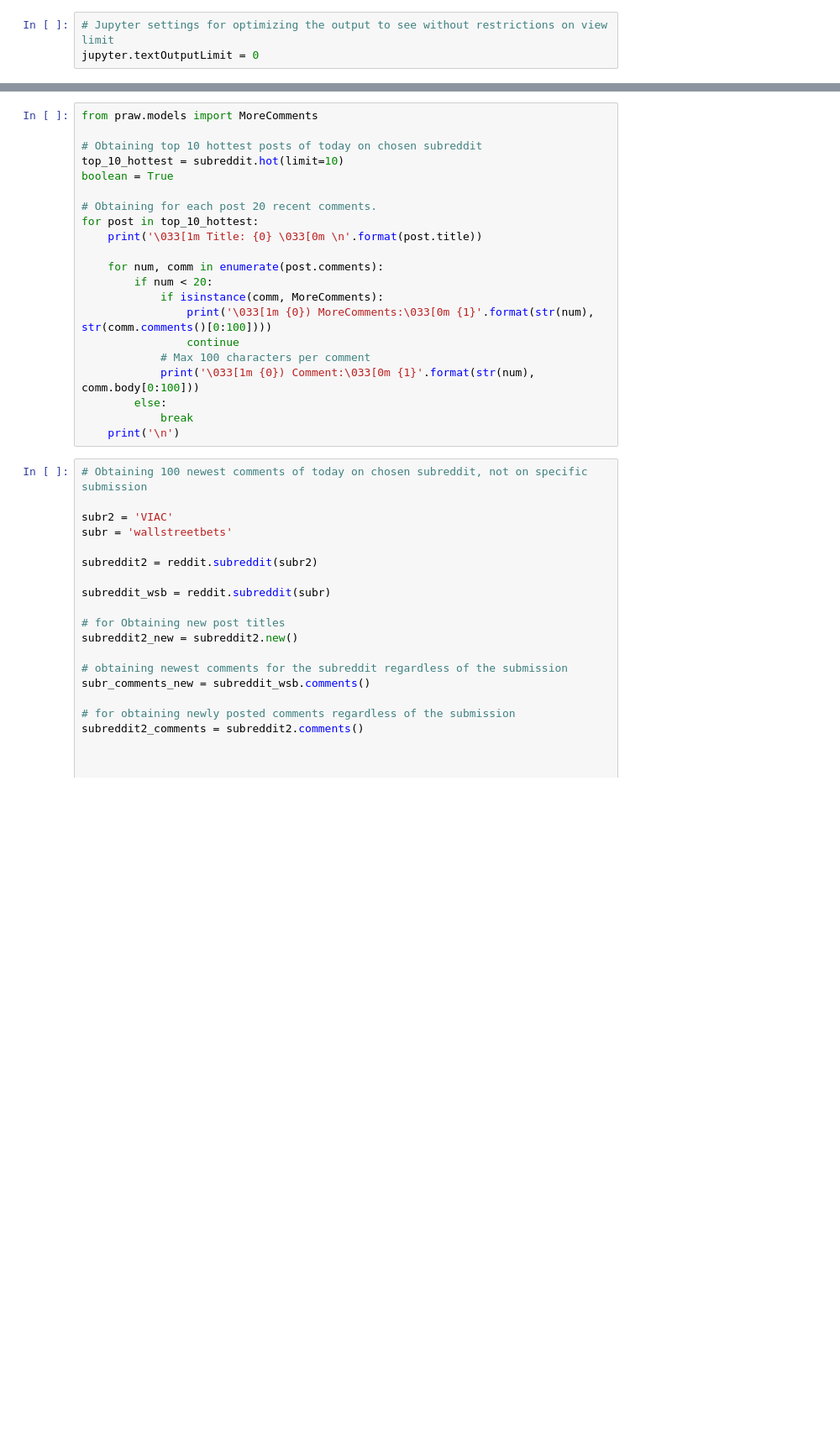
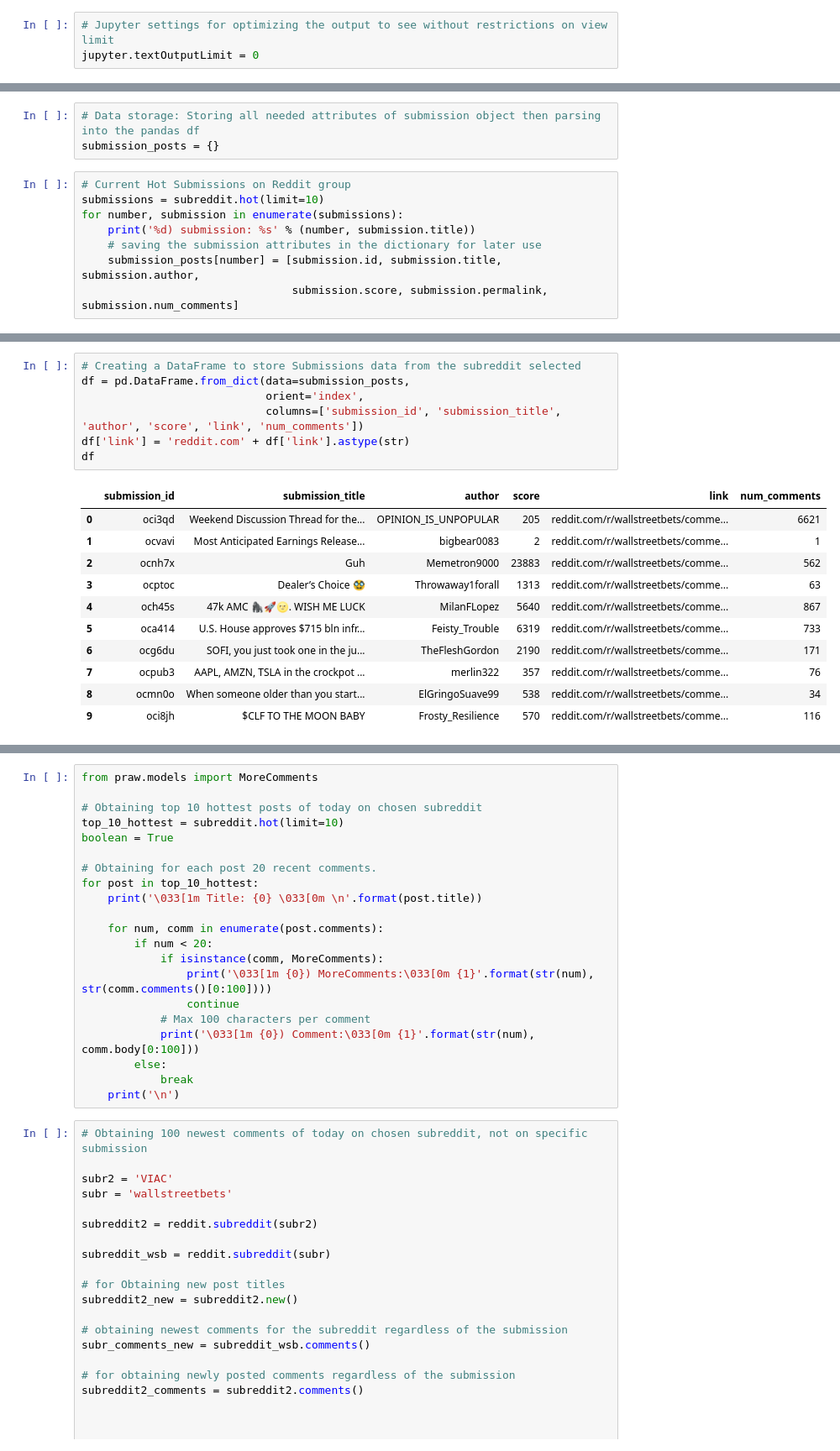
Before and after one commit to nikitaizmailov/reddit_wsb_visualiser, a Jupyter notebook: final_main.ipynb, the cells around one changed output, grey strips where cells are left out. Shown at 84% size. Saved outputs shown, nothing was run; the diff lists cells and outputs as text; blank space fills up the shorter version.

```diff
--- a/final_main.ipynb
+++ b/final_main.ipynb
@@ -47,0 +68,11 @@ dir(subreddit)
+# %%
+# Data storage: Storing all needed attributes of submission object then parsing into the pandas df
+submission_posts = {}
+# %%
+# Current Hot Submissions on Reddit group
+submissions = subreddit.hot(limit=10)
+for number, submission in enumerate(submissions):
+    print('%d) submission: %s' % (number, submission.title))
+    # saving the submission attributes in the dictionary for later use
+    submission_posts[number] = [submission.id, submission.title, submission.author,
+                                submission.score, submission.permalink, submission.num_comments]
@@ -47,0 +90,19 @@ dir(subreddit)
+# %%
+# Creating a DataFrame to store Submissions data from the subreddit selected
+df = pd.DataFrame.from_dict(data=submission_posts,
+                            orient='index',
+                            columns=['submission_id', 'submission_title', 'author', 'score', 'link', 'num_comments'])
+df['link'] = 'reddit.com' + df['link'].astype(str)
+df
+# %% [output]
+|  | submission_id | submission_title | author | score | link | num_comments |
+| 0 | oci3qd | Weekend Discussion Thread for the... | OPINION_IS_UNPOPULAR | 205 | reddit.com/r/wallstreetbets/comme... | 6621 |
+| 1 | ocvavi | Most Anticipated Earnings Release... | bigbear0083 | 2 | reddit.com/r/wallstreetbets/comme... | 1 |
+| 2 | ocnh7x | Guh | Memetron9000 | 23883 | reddit.com/r/wallstreetbets/comme... | 562 |
+| 3 | ocptoc | Dealer’s Choice 🥸 | Throwaway1forall | 1313 | reddit.com/r/wallstreetbets/comme... | 63 |
+| 4 | och45s | 47k AMC 🦍🚀🌝. WISH ME LUCK | MilanFLopez | 5640 | reddit.com/r/wallstreetbets/comme... | 867 |
+| 5 | oca414 | U.S. House approves $715 bln infr... | Feisty_Trouble | 6319 | reddit.com/r/wallstreetbets/comme... | 733 |
+| 6 | ocg6du | SOFI, you just took one in the ju... | TheFleshGordon | 2190 | reddit.com/r/wallstreetbets/comme... | 171 |
+| 7 | ocpub3 | AAPL, AMZN, TSLA in the crockpot ... | merlin322 | 357 | reddit.com/r/wallstreetbets/comme... | 76 |
+| 8 | ocmn0o | When someone older than you start... | ElGringoSuave99 | 538 | reddit.com/r/wallstreetbets/comme... | 34 |
+| 9 | oci8jh | $CLF TO THE MOON BABY | Frosty_Resilience | 570 | reddit.com/r/wallstreetbets/comme... | 116 |
```
Also changed, not shown: parts of 21 cells of this notebook.
